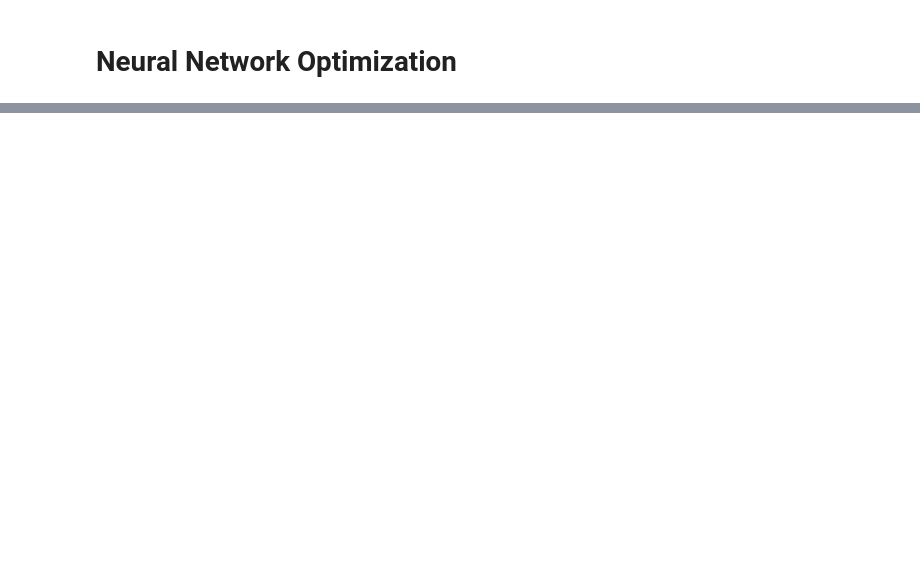
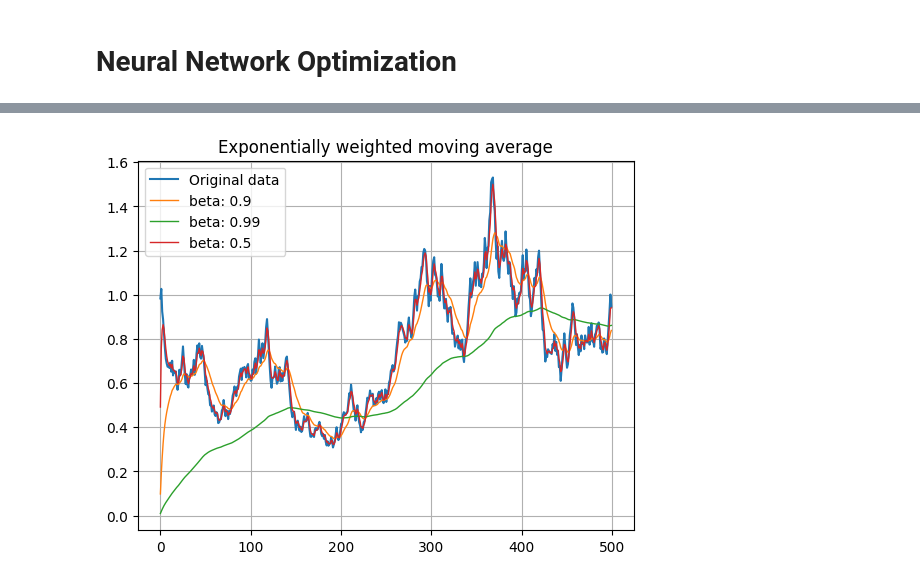
Before and after one commit to yukikitayama/machine-learning, a Jupyter notebook: notebook/neural_network_optimization.ipynb, the cells around one changed output, grey strips where cells are left out. Saved outputs shown, nothing was run; the diff lists cells and outputs as text; code cells hidden in the pictures; blank space fills up the shorter version.

```diff
--- a/notebook/neural_network_optimization.ipynb
+++ b/notebook/neural_network_optimization.ipynb
@@ -3,3 +5,7 @@
+# %%
+import numpy as np
+import matplotlib.pyplot as plt
+plt.style.use('default')
 # %% [markdown]
 ## Regularization
 
@@ -152,7 +158,55 @@ Because we choose $\beta \le 1$, if we take power of $\beta$, it will get smalle
 
 https://www.coursera.org/learn/deep-neural-network/lecture/lXv6U/normalizing-inputs
 # %%
-# Visualize exponentially moving average
+def exponentially_weighted_moving_average(beta, prev, curr):
+    return beta * prev + (1 - beta) * curr
+
+
+np.random.seed(1)
+beta1 = 0.9
+beta2 = 0.99
+beta3 = 0.5
+prev1 = 0
+prev2 = 0
+prev3 = 0
+n = 500
+d = 0.1
+y = 1
+ys = []
+ma1s = []
+ma2s = []
+ma3s = []
+
+for _ in range(n):
+
+    # Generate random time series data
+    delta = np.random.uniform(-d, d)
+    y *= (1 + delta)
+    ys.append(y)
+
+    # Compute several exponentiall weighted moving averages
+    ma1 = exponentially_weighted_moving_average(beta=beta1, prev=prev1, curr=y)
+    ma1s.append(ma1)
+    prev1 = ma1
+
+    ma2 = exponentially_weighted_moving_average(beta=beta2, prev=prev2, curr=y)
+    ma2s.append(ma2)
+    prev2 = ma2
+
+    ma3 = exponentially_weighted_moving_average(beta=beta3, prev=prev3, curr=y)
+    ma3s.append(ma3)
+    prev3 = ma3
+
+plt.plot(ys, label='Original data')
+plt.plot(ma1s, linewidth=1, label=f'beta: {beta1}')
+plt.plot(ma2s, linewidth=1, label=f'beta: {beta2}')
+plt.plot(ma3s, linewidth=1, label=f'beta: {beta3}')
+plt.title('Exponentially weighted moving average')
+plt.grid()
+plt.legend()
+plt.show()
+# %% [output]
+[figure, added]
 # %% [markdown]
 By using mini-batch gradient descent, optimization will oscillate because of the random chance of the mini-batch sample of the training set. Smoothing this oscillation make the learning faster. Oscillation appears because the gradients oscillate. So the idea is to apply the exponetially weighted moving average to the noisy gradients. This approach is called **gradient descent with momentum**.
 
```
Also changed, not shown: parts of 3 cells of this notebook.
